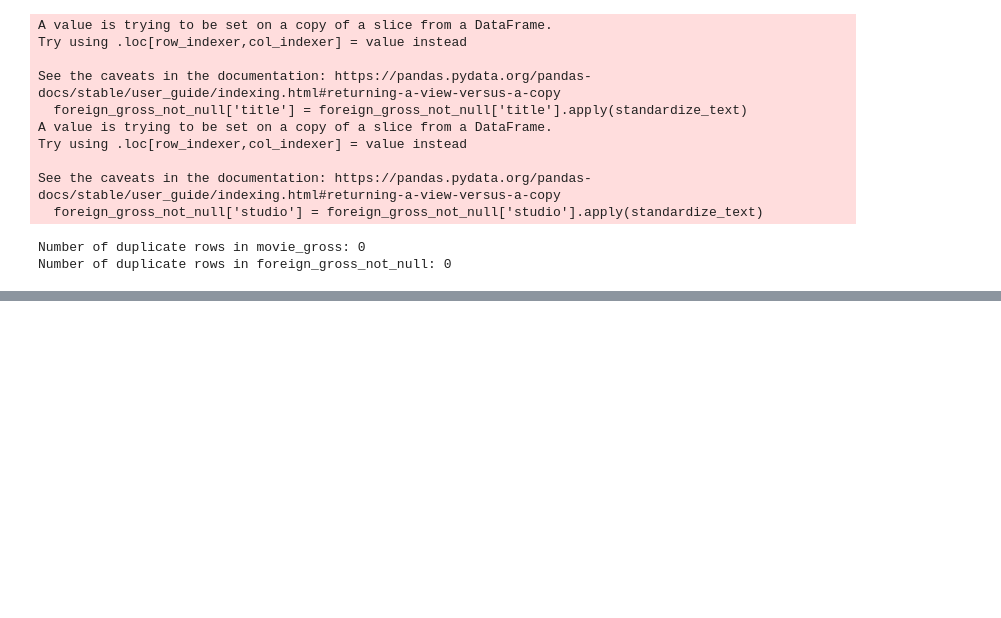
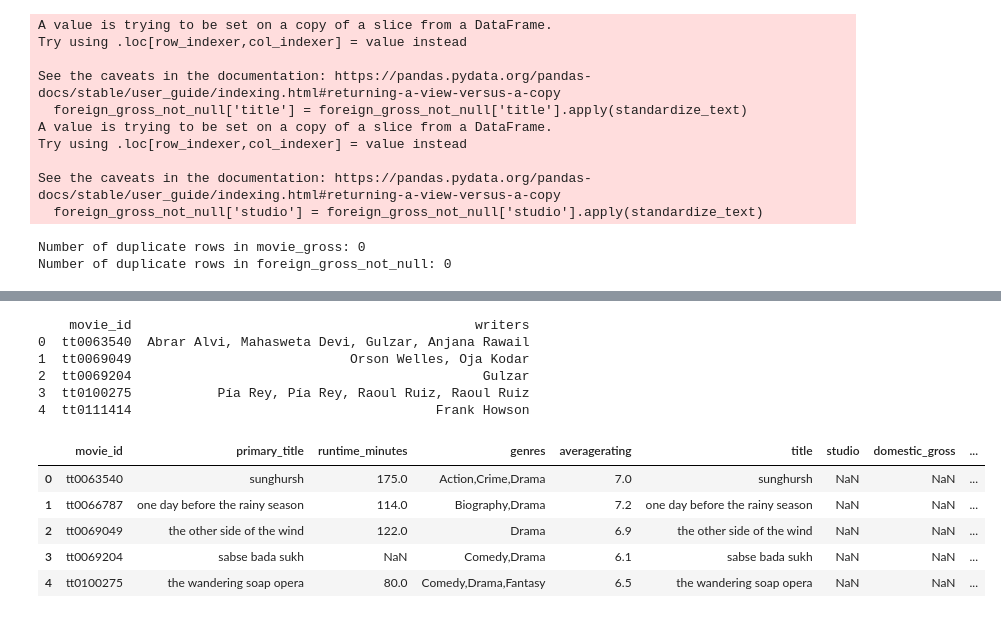
Before and after one commit to agambino720/movie_analytics_project, a Jupyter notebook: movie_analytics_project.ipynb, the cells around one changed output, grey strips where cells are left out. Cells and saved outputs as stored; diff of their text form; code cells hidden in the pictures; blank space fills up the shorter version.

```diff
--- a/movie_analytics_project.ipynb
+++ b/movie_analytics_project.ipynb
@@ -196,0 +484,31 @@ Number of duplicate rows in foreign_gross_not_null: 0
+# %%
+# Adding writers to the df
+writers['writer_name'] = writers['writer_name'].fillna('unknown')
+
+# Aggregate writer names for each movie_id
+writers_grouped = writers.groupby('movie_id')['writer_name'].agg(lambda x: ', '.join(x)).reset_index()
+
+# Rename the aggregated column to 'writers'
+writers_grouped.rename(columns={'writer_name': 'writers'}, inplace=True)
+
+# Display the first few rows to verify
+print(writers_grouped.head())
+
+# Merge the writers_grouped with full_df on 'movie_id'
+full_df = pd.merge(full_df, writers_grouped, on='movie_id', how='left')
+
+# Display the first few rows to verify
+full_df.head()
+# %% [output]
+    movie_id                                            writers
+0  tt0063540  Abrar Alvi, Mahasweta Devi, Gulzar, Anjana Rawail
+1  tt0069049                            Orson Welles, Oja Kodar
+2  tt0069204                                             Gulzar
+3  tt0100275           Pía Rey, Pía Rey, Raoul Ruiz, Raoul Ruiz
+4  tt0111414                                       Frank Howson
+|  | movie_id | primary_title | runtime_minutes | genres | averagerating | title | studio | domestic_gross | ... |
+| 0 | tt0063540 | sunghursh | 175.0 | Action,Crime,Drama | 7.0 | sunghursh | NaN | NaN | ... |
+| 1 | tt0066787 | one day before the rainy season | 114.0 | Biography,Drama | 7.2 | one day before the rainy season | NaN | NaN | ... |
+| 2 | tt0069049 | the other side of the wind | 122.0 | Drama | 6.9 | the other side of the wind | NaN | NaN | ... |
+| 3 | tt0069204 | sabse bada sukh | NaN | Comedy,Drama | 6.1 | sabse bada sukh | NaN | NaN | ... |
+| 4 | tt0100275 | the wandering soap opera | 80.0 | Comedy,Drama,Fantasy | 6.5 | the wandering soap opera | NaN | NaN | ... |
```
Also changed, not shown: parts of 27 cells of this notebook.
